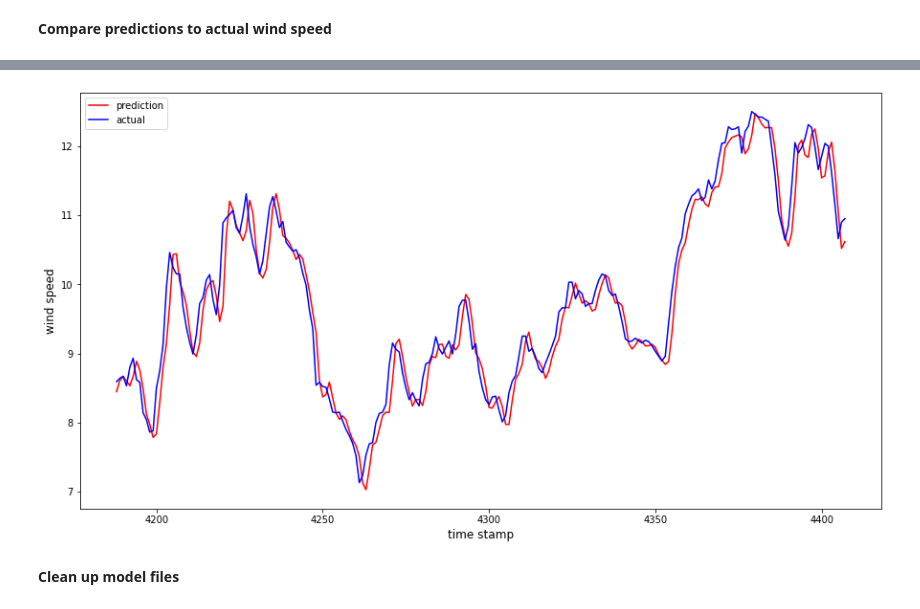
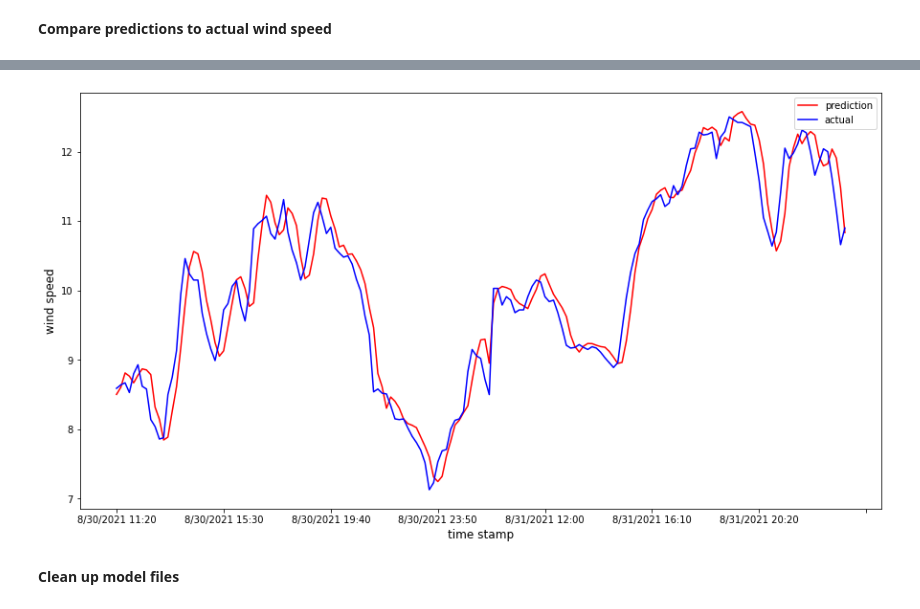
Before and after one commit to entc-17-fyp-20/WPF_Data_Visualization, a Jupyter notebook: CNN.ipynb, the cells around one changed output, grey strips where cells are left out. Cells and saved outputs as stored; diff of their text form; code cells hidden in the pictures.

```diff
--- a/CNN.ipynb
+++ b/CNN.ipynb
@@ -173,7 +217,8 @@ plt.show()
 **Shift the values of the time series to create a Pandas dataframe containing all the data for a single training example**
 # %%
 train_shifted = train.copy()
-train_shifted['y_t+1'] = train_shifted["Average Wind Speed (m/s)"].shift(-1)
+for i in range (1,HORIZON+1):
+  train_shifted['y_t+'+str(i)] = train_shifted["Average Wind Speed (m/s)"].shift(-i)
 train_shifted.head(10)
 # %% [output]
 |  | Average Wind Speed (m/s) | y_t+1 |
@@ -318,6 +361,6 @@ valid_new.head()
 # %%
 valid_shifted = valid_new.copy()
-valid_shifted['y_t+1'] = valid_shifted["Average Wind Speed (m/s)"].shift(-1)
+valid_shifted['y_t+1'] = valid_shifted["Average Wind Speed (m/s)"].shift(-HORIZON)
 valid_shifted.head(10)
 
 for t in range(1, T+1):
@@ -344,7 +387,7 @@ from keras.models import Model, Sequential
 from keras.layers import Conv1D, Dense, Flatten
 from keras.callbacks import EarlyStopping, ModelCheckpoint
 # %%
-LATENT_DIM = 5
+LATENT_DIM = 10
 KERNEL_SIZE = 2
 BATCH_SIZE = 32
 EPOCHS = 30
@@ -487,7 +533,7 @@ test_new.head()
 **Create test set features**
 # %%
 test_shifted = test_new.copy()
-test_shifted['y_t+1'] = test_shifted["Average Wind Speed (m/s)"].shift(-1)
+test_shifted['y_t+1'] = test_shifted["Average Wind Speed (m/s)"].shift(-HORIZON)
 print(test_shifted)
 
 for t in range(1, T+1):
@@ -612,11 +659,10 @@ mape(actual, pred)
 # %%
-
-eval_df[eval_df.timestamp<4408].plot(x='timestamp', y=['prediction', 'actual'], style=['r', 'b'], figsize=(15, 8))
+eval_df[eval_df.timestamp<'8/31/2021 23:50'].plot(x='timestamp', y=['prediction', 'actual'], style=['r', 'b'], figsize=(15, 8))
 plt.xlabel('time stamp', fontsize=12)
 plt.ylabel('wind speed', fontsize=12)
 plt.show()
 # %% [output]
-[figure, old version]
+[figure, new version]
 # %% [markdown]
 **Clean up model files**
 # %%
```
Also changed, not shown: parts of 38 cells of this notebook.
